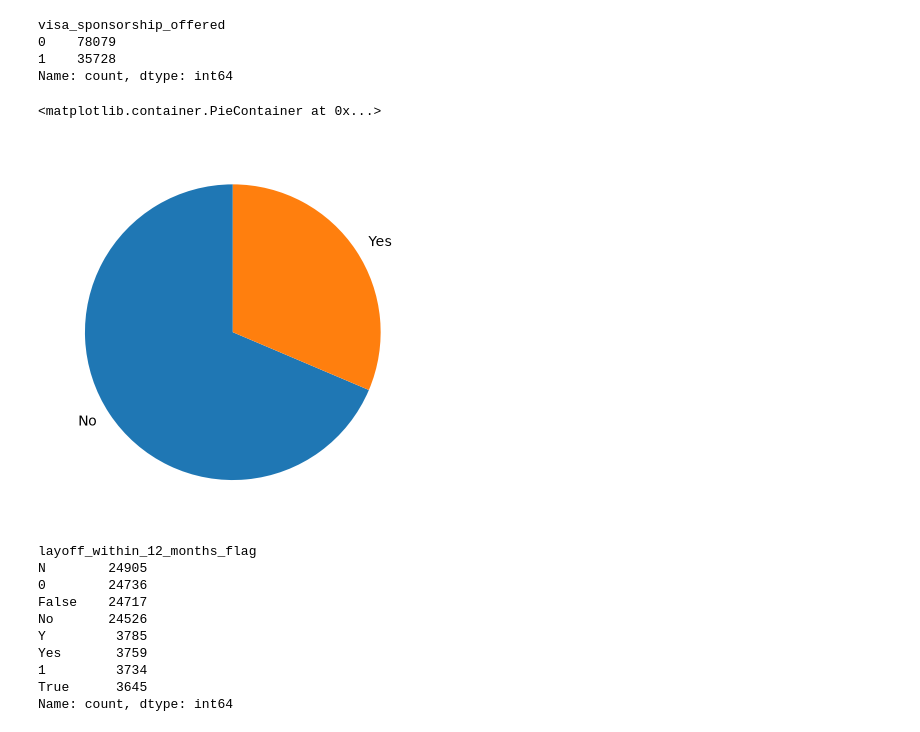
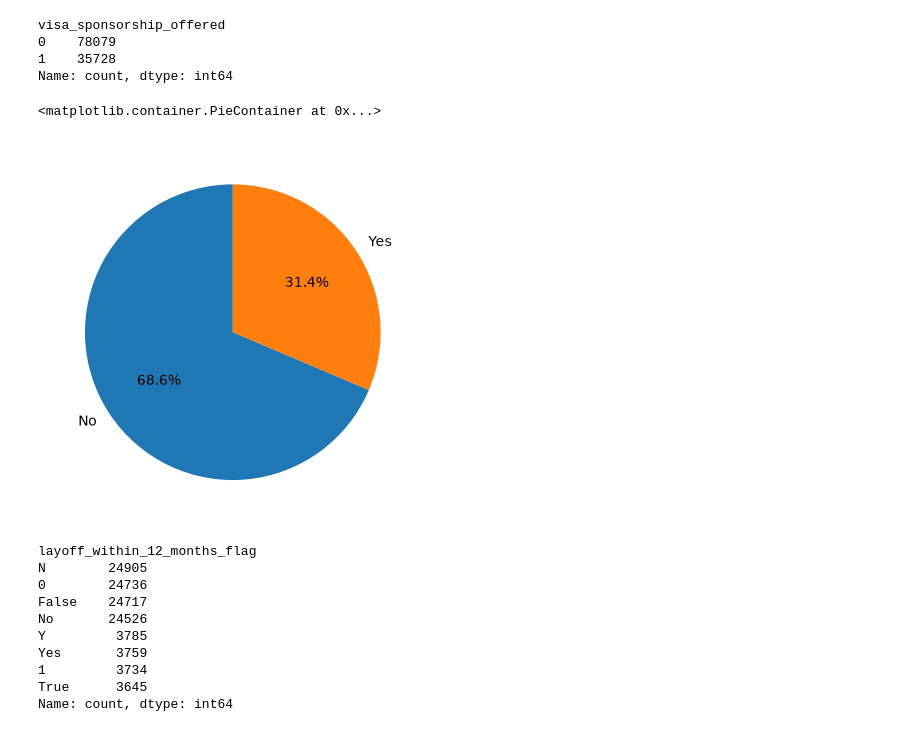
Before and after one commit to altamash-syed/syed-Task1, a Jupyter notebook: eda.ipynb, the cells around one changed output. Drawn from its saved outputs; the diff is of its cells as text; code cells hidden in the pictures.

```diff
--- a/eda.ipynb
+++ b/eda.ipynb
@@ -126,3 +132,5 @@ df.describe()
+# %%
+df.loc[df['number_of_applicants']<0,'number_of_applicants']=np.nan
 # %%
 sns.countplot(y='sector',data=df, palette='hls')
 # %% [output]
@@ -320,10 +328,10 @@ visa_sponsorship_offered
 1    35728
 Name: count, dtype: int64
 # %%
-plot.pie(df['visa_sponsorship_offered'].value_counts(), labels=['No', 'Yes'], startangle=90)
+plot.pie(df['visa_sponsorship_offered'].value_counts(), labels=['No', 'Yes'], startangle=90,autopct='%1.1f%%')
 # %% [output]
 <matplotlib.container.PieContainer at 0x...>
-[figure, old version]
+[figure, new version]
 # %%
 df['layoff_within_12_months_flag'].value_counts()
 # %% [output]
```
Also changed, not shown: parts of 5 cells of this notebook.
